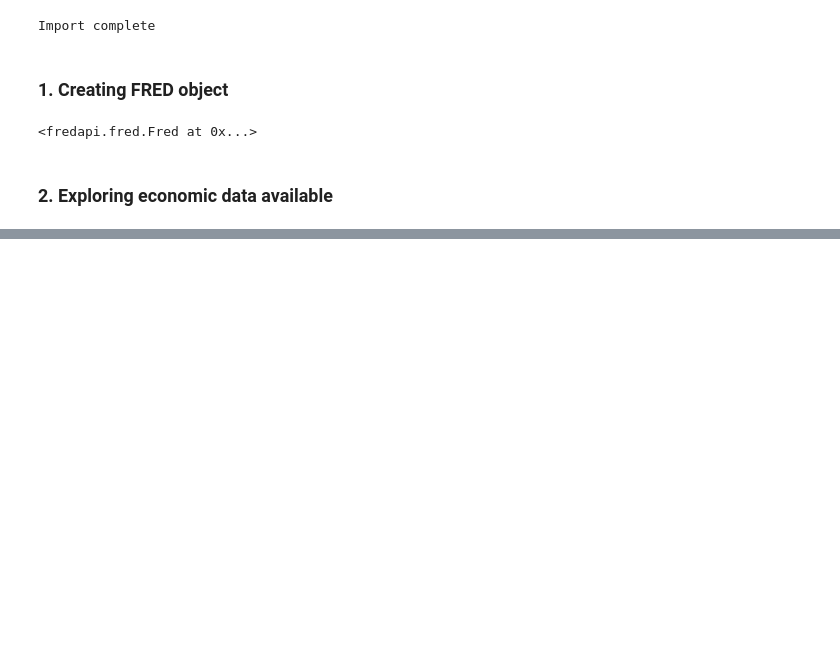
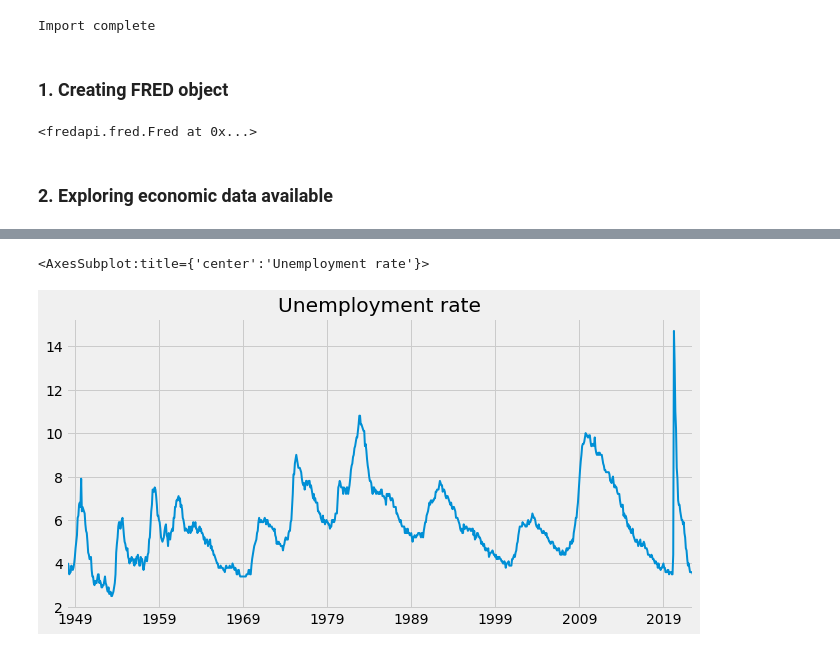
Before and after one commit to kevinmiguel97/Unemployment-analysis, a Jupyter notebook: notebook_unemployment.ipynb, the cells around one changed output, grey strips where cells are left out. Drawn from its saved outputs; the diff is of its cells as text; code cells hidden in the pictures; blank space fills up the shorter version.

Commit message:
Fred request and start of automatization

```diff
--- a/notebook_unemployment.ipynb
+++ b/notebook_unemployment.ipynb
@@ -21,14 +14,15 @@ import plotly.express as px
 # FRED API
 from fredapi import Fred
 # Graphing style
-plt.style.use('seaborn-colorblind')
+#plt.style.use('seaborn-colorblind')
+plt.style.use('fivethirtyeight')
 # Show all columns in pandas
 pd.set_option('max_columns', 500)
 # Importing color pallete from the theme used
 color_pal = plt.rcParams["axes.prop_cycle"].by_key()["color"]
 # Importing fred API key
 path = 'C:\\Users\\kevmi\\OneDrive\\Documentos\\Github Proyects\\API Keys\\FRED\\fred_api_key.txt'
-with open(route, 'r') as f:
+with open(path, 'r') as f:
     lines = f.readlines()
 fred_key = lines[0]
 
@@ -46,0 +169,7 @@ fred
+# %%
+unrate = fred.get_series(series_id='UNRATE')
+unrate.plot(figsize=(10,5),
+            title='Unemployment rate', lw=2)
+# %% [output]
+<AxesSubplot:title={'center':'Unemployment rate'}>
+[figure, added]
```
Also changed, not shown: parts of 19 cells of this notebook, 1 other file.
